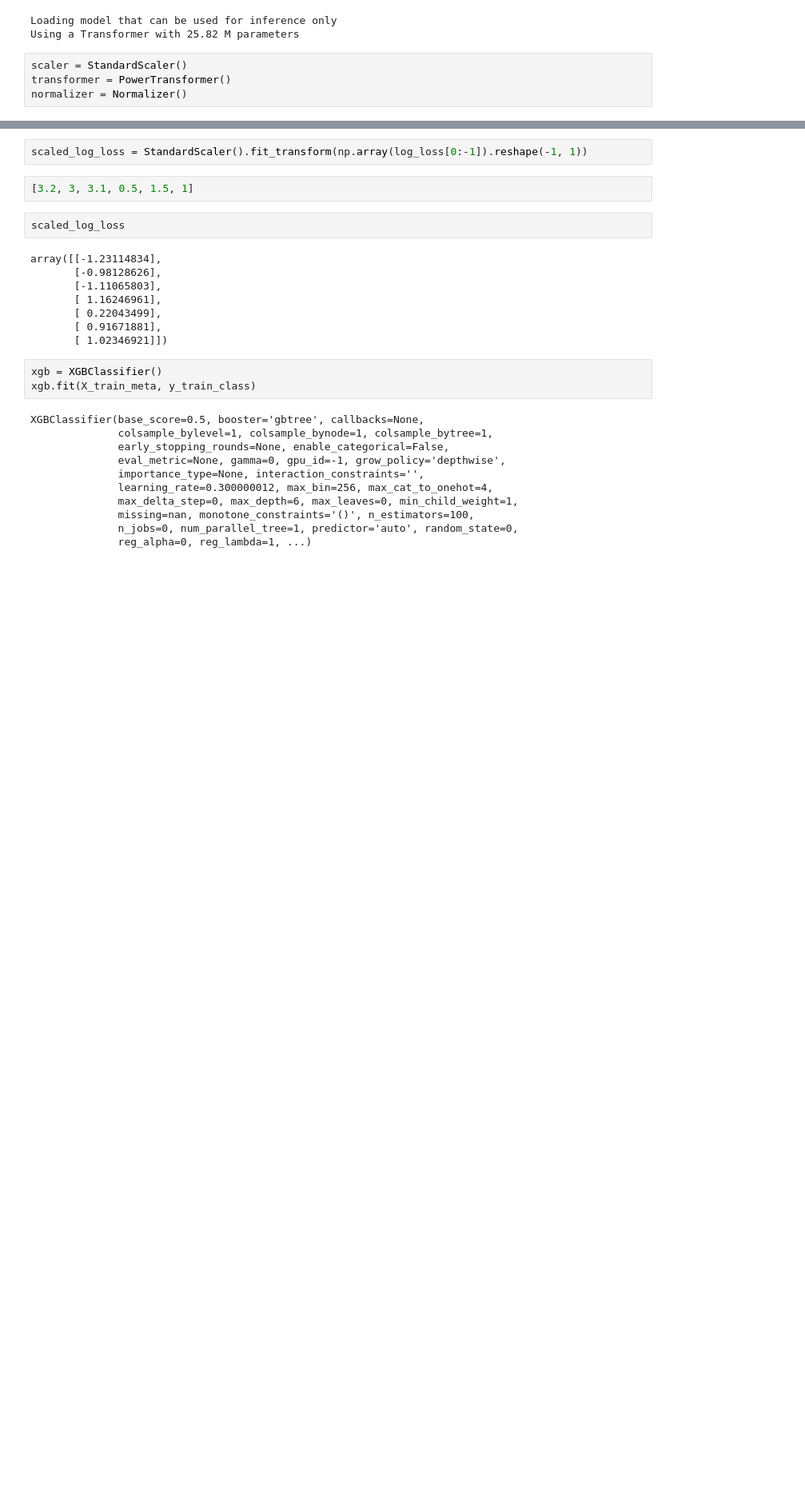
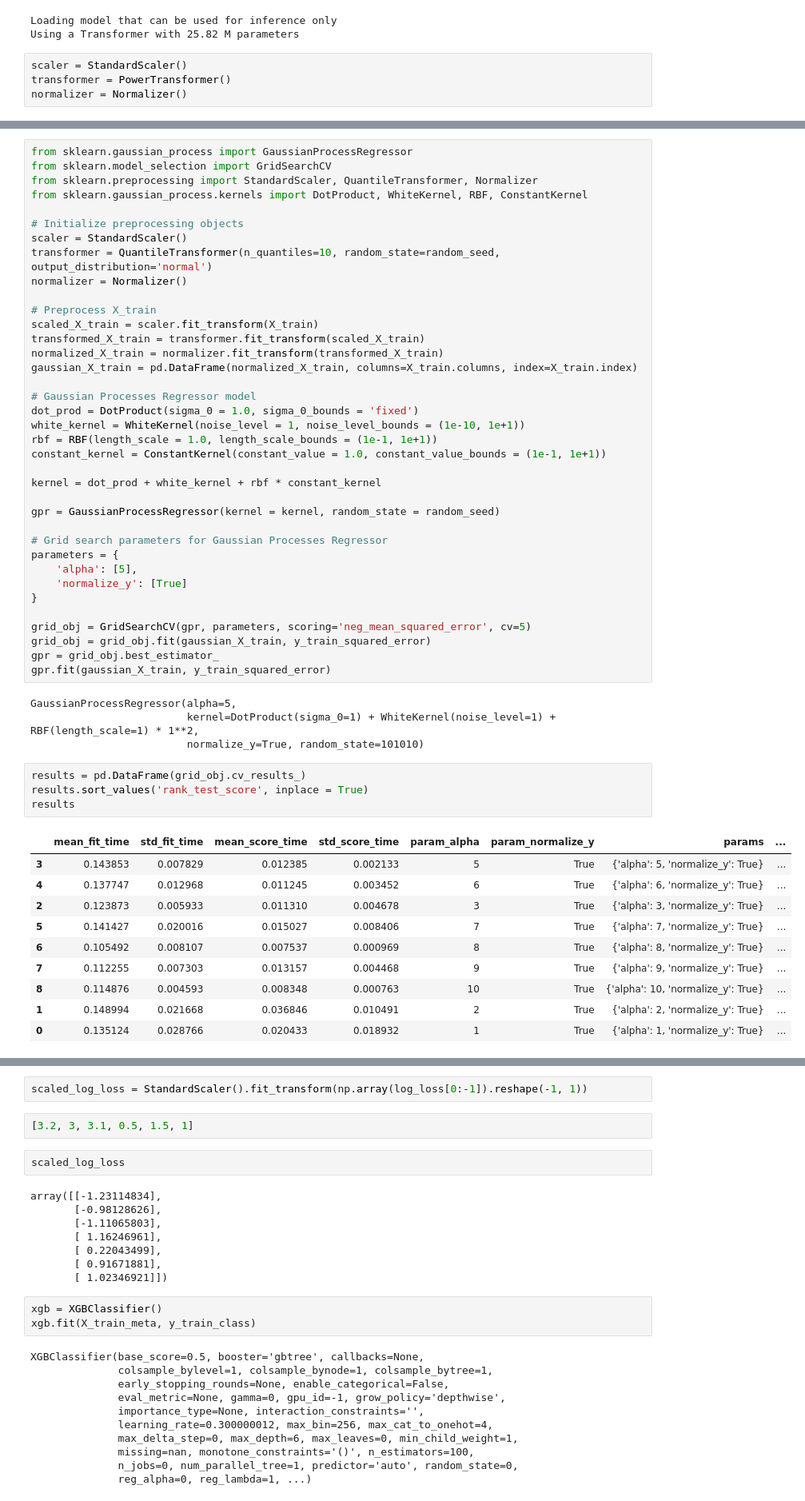
Before and after one commit to ClayGendron/icr-identify-age-related-conditions-kaggle, a Jupyter notebook: icr-gendron-2.ipynb, the cells around one changed output, grey strips where cells are left out. Shown at 80% size. Drawn from its saved outputs; the diff is of its cells as text; blank space fills up the shorter version.

```diff
--- a/icr-gendron-2.ipynb
+++ b/icr-gendron-2.ipynb
@@ -410,0 +375,56 @@ Log Loss: 0.23224111190162033
+# %%
+from sklearn.gaussian_process import GaussianProcessRegressor
+from sklearn.model_selection import GridSearchCV
+from sklearn.preprocessing import StandardScaler, QuantileTransformer, Normalizer
+from sklearn.gaussian_process.kernels import DotProduct, WhiteKernel, RBF, ConstantKernel
+
+# Initialize preprocessing objects
+scaler = StandardScaler()
+transformer = QuantileTransformer(n_quantiles=10, random_state=random_seed, output_distribution='normal')
+normalizer = Normalizer()
+
+# Preprocess X_train
+scaled_X_train = scaler.fit_transform(X_train)
+transformed_X_train = transformer.fit_transform(scaled_X_train)
+normalized_X_train = normalizer.fit_transform(transformed_X_train)
+gaussian_X_train = pd.DataFrame(normalized_X_train, columns=X_train.columns, index=X_train.index)
+
+# Gaussian Processes Regressor model
+dot_prod = DotProduct(sigma_0 = 1.0, sigma_0_bounds = 'fixed')
+white_kernel = WhiteKernel(noise_level = 1, noise_level_bounds = (1e-10, 1e+1))
+rbf = RBF(length_scale = 1.0, length_scale_bounds = (1e-1, 1e+1))
+constant_kernel = ConstantKernel(constant_value = 1.0, constant_value_bounds = (1e-1, 1e+1))
+
+kernel = dot_prod + white_kernel + rbf * constant_kernel
+
+gpr = GaussianProcessRegressor(kernel = kernel, random_state = random_seed)
+
+# Grid search parameters for Gaussian Processes Regressor
+parameters = {
+    'alpha': [5],
+    'normalize_y': [True]
+}
+
+grid_obj = GridSearchCV(gpr, parameters, scoring='neg_mean_squared_error', cv=5)
+grid_obj = grid_obj.fit(gaussian_X_train, y_train_squared_error)
+gpr = grid_obj.best_estimator_
+gpr.fit(gaussian_X_train, y_train_squared_error)
+# %% [output]
+GaussianProcessRegressor(alpha=5,
+                         kernel=DotProduct(sigma_0=1) + WhiteKernel(noise_level=1) + RBF(length_scale=1) * 1**2,
+                         normalize_y=True, random_state=101010)
+# %%
+results = pd.DataFrame(grid_obj.cv_results_)
+results.sort_values('rank_test_score', inplace = True)
+results
+# %% [output]
+|  | mean_fit_time | std_fit_time | mean_score_time | std_score_time | param_alpha | param_normalize_y | params | ... |
+| 3 | 0.143853 | 0.007829 | 0.012385 | 0.002133 | 5 | True | {'alpha': 5, 'normalize_y': True} | ... |
+| 4 | 0.137747 | 0.012968 | 0.011245 | 0.003452 | 6 | True | {'alpha': 6, 'normalize_y': True} | ... |
+| 2 | 0.123873 | 0.005933 | 0.011310 | 0.004678 | 3 | True | {'alpha': 3, 'normalize_y': True} | ... |
+| 5 | 0.141427 | 0.020016 | 0.015027 | 0.008406 | 7 | True | {'alpha': 7, 'normalize_y': True} | ... |
+| 6 | 0.105492 | 0.008107 | 0.007537 | 0.000969 | 8 | True | {'alpha': 8, 'normalize_y': True} | ... |
+| 7 | 0.112255 | 0.007303 | 0.013157 | 0.004468 | 9 | True | {'alpha': 9, 'normalize_y': True} | ... |
+| 8 | 0.114876 | 0.004593 | 0.008348 | 0.000763 | 10 | True | {'alpha': 10, 'normalize_y': True} | ... |
+| 1 | 0.148994 | 0.021668 | 0.036846 | 0.010491 | 2 | True | {'alpha': 2, 'normalize_y': True} | ... |
+| 0 | 0.135124 | 0.028766 | 0.020433 | 0.018932 | 1 | True | {'alpha': 1, 'normalize_y': True} | ... |
```
Also changed, not shown: parts of 20 cells of this notebook, 4 other files.
